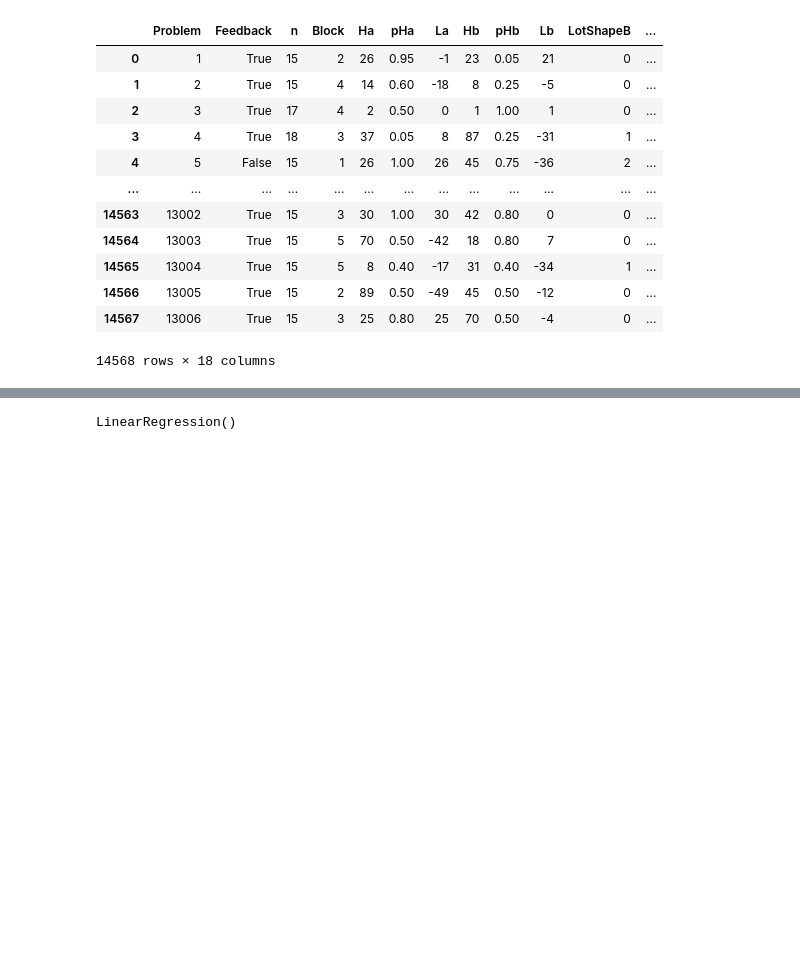
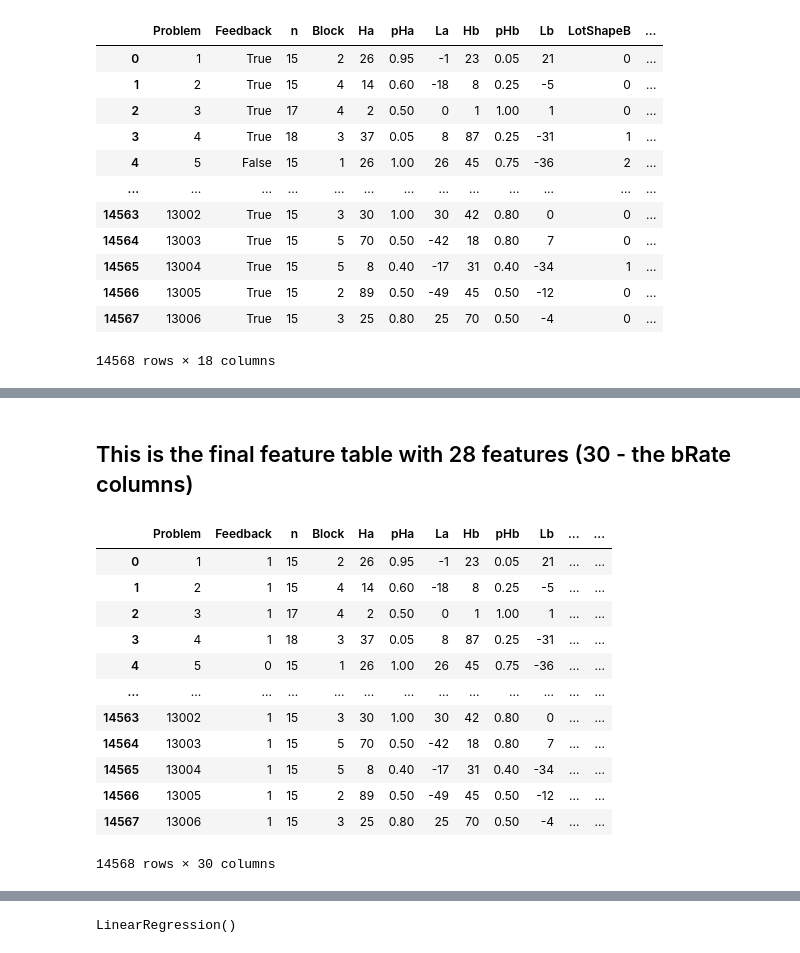
Before and after one commit to vassilismylo/Applied_ML, a Jupyter notebook: choices13k_ex3/choices13_ex3.ipynb, the cells around one changed output, grey strips where cells are left out. Cells and saved outputs as stored; diff of their text form; code cells hidden in the pictures; blank space fills up the shorter version.

```diff
--- a/choices13k_ex3/choices13_ex3.ipynb
+++ b/choices13k_ex3/choices13_ex3.ipynb
@@ -71,8 +143,8 @@ feature_table["EV_diff"] = feature_table["EV_B"] - feature_table["EV_A"]
 # %%
-feature_table["Range_A"] = (feature_table["Ha"] - feature_table["La"]).abs()
-feature_table["Range_B"] = (feature_table["Hb"] - feature_table["Lb"]).abs()
-feature_table["Range_diff"] = feature_table["Range_B"] - feature_table["Range_A"]
+feature_table["A_dominates"] = (
+    (feature_table["Ha"] >= feature_table["Hb"]) &
+    (feature_table["La"] >= feature_table["Lb"])).astype(int)
+
+feature_table["B_dominates"] = (
+    (feature_table["Hb"] >= feature_table["Ha"]) &
+    (feature_table["Lb"] >= feature_table["La"])).astype(int)
-# %%
-feature_table["Worst_A"] = feature_table[["Ha", "La"]].min(axis=1)
-feature_table["Worst_B"] = feature_table[["Hb", "Lb"]].min(axis=1)
-feature_table["Worst_diff"] = feature_table["Worst_B"] - feature_table["Worst_A"]
@@ -98,0 +153,18 @@ y = feature_table["bRate"]
+# %% [markdown]
+## This is the final feature table with 28 features (30 - the bRate columns)
+# %%
+feature_table
+# %% [output]
+|  | Problem | Feedback | n | Block | Ha | pHa | La | Hb | pHb | Lb | ... | ... |
+| 0 | 1 | 1 | 15 | 2 | 26 | 0.95 | -1 | 23 | 0.05 | 21 | ... | ... |
+| 1 | 2 | 1 | 15 | 4 | 14 | 0.60 | -18 | 8 | 0.25 | -5 | ... | ... |
+| 2 | 3 | 1 | 17 | 4 | 2 | 0.50 | 0 | 1 | 1.00 | 1 | ... | ... |
+| 3 | 4 | 1 | 18 | 3 | 37 | 0.05 | 8 | 87 | 0.25 | -31 | ... | ... |
+| 4 | 5 | 0 | 15 | 1 | 26 | 1.00 | 26 | 45 | 0.75 | -36 | ... | ... |
+| ... | ... | ... | ... | ... | ... | ... | ... | ... | ... | ... | ... | ... |
+| 14563 | 13002 | 1 | 15 | 3 | 30 | 1.00 | 30 | 42 | 0.80 | 0 | ... | ... |
+| 14564 | 13003 | 1 | 15 | 5 | 70 | 0.50 | -42 | 18 | 0.80 | 7 | ... | ... |
+| 14565 | 13004 | 1 | 15 | 5 | 8 | 0.40 | -17 | 31 | 0.40 | -34 | ... | ... |
+| 14566 | 13005 | 1 | 15 | 2 | 89 | 0.50 | -49 | 45 | 0.50 | -12 | ... | ... |
+| 14567 | 13006 | 1 | 15 | 3 | 25 | 0.80 | 25 | 70 | 0.50 | -4 | ... | ... |
+14568 rows × 30 columns
```
Also changed, not shown: parts of 183 cells of this notebook.
